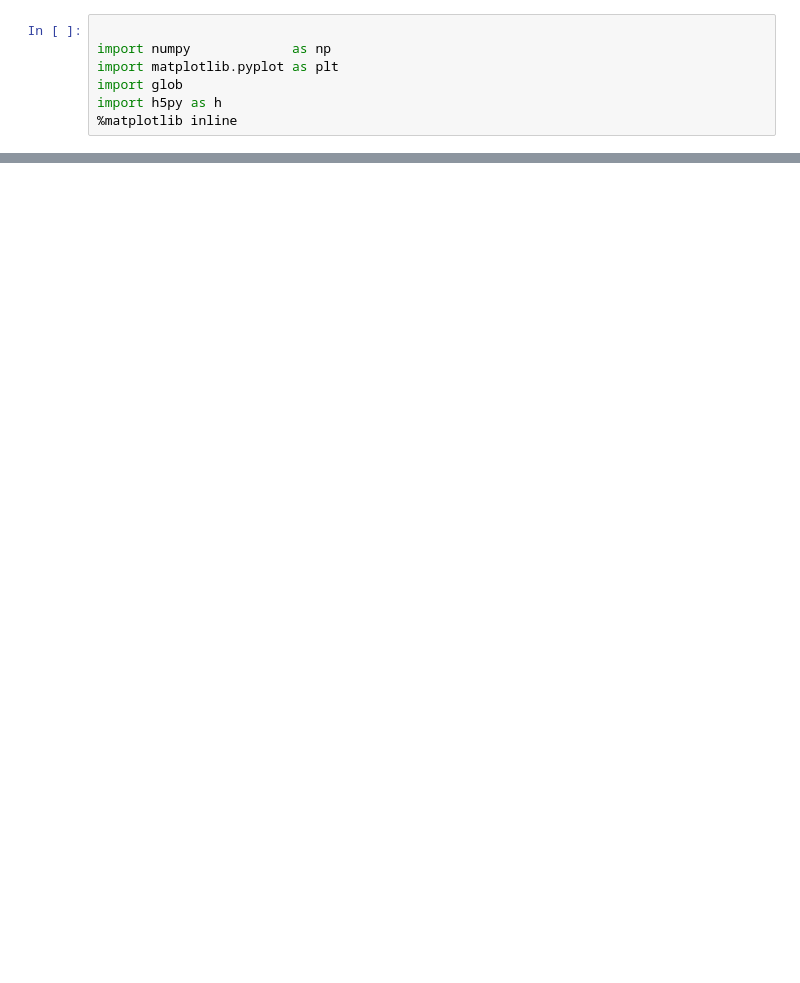
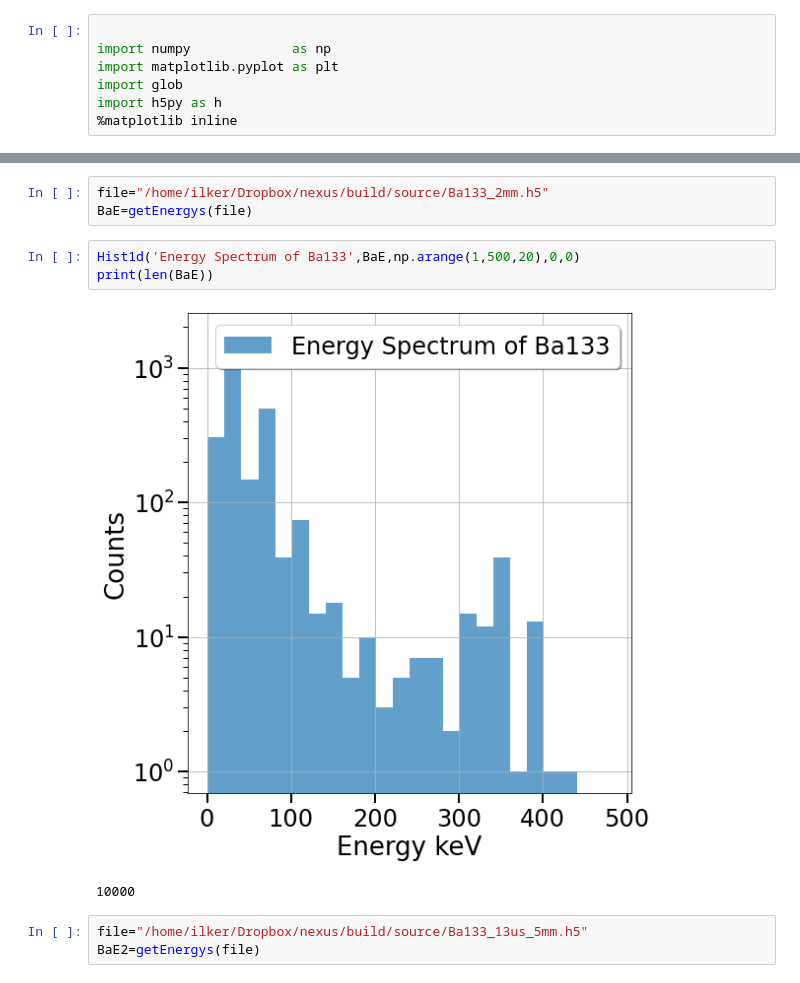
Before and after one commit to ilkerparmaksiz/Analysis, a Jupyter notebook: Crab.ipynb, the cells around one changed output, grey strips where cells are left out. Cells and saved outputs as stored; diff of their text form; blank space fills up the shorter version.

```diff
--- a/Crab.ipynb
+++ b/Crab.ipynb
@@ -224 +117,13 @@ print (EnergyE)
+# %%
+file="/home/ilker/Dropbox/nexus/build/source/Ba133_2mm.h5"
+BaE=getEnergys(file)
+# %%
+Hist1d('Energy Spectrum of Ba133',BaE,np.arange(1,500,20),0,0)
+print(len(BaE))
+# %% [output]
+[figure, added]
+10000
+# %%
+file="/home/ilker/Dropbox/nexus/build/source/Ba133_13us_5mm.h5"
+BaE2=getEnergys(file)
 # %%
```
Also changed, not shown: parts of 23 cells of this notebook.
